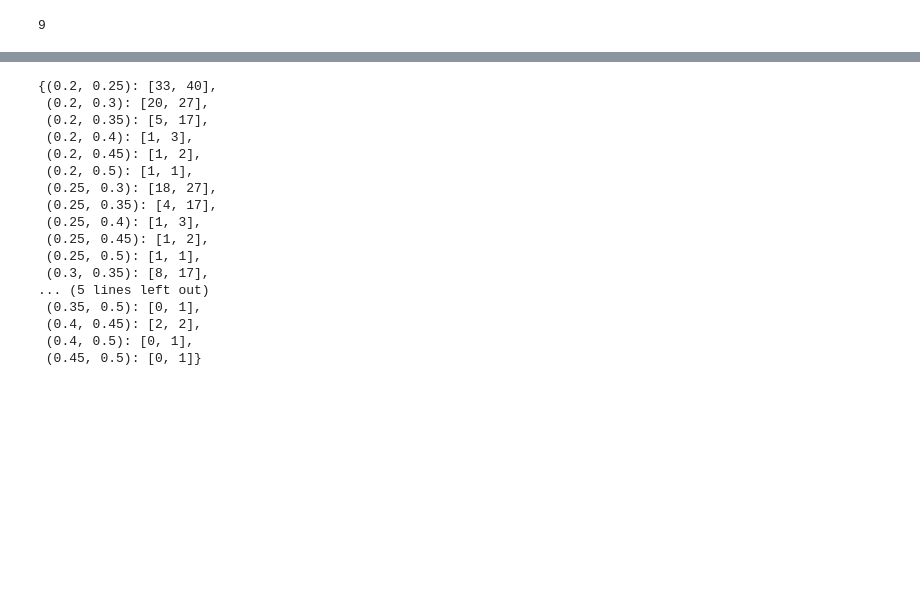
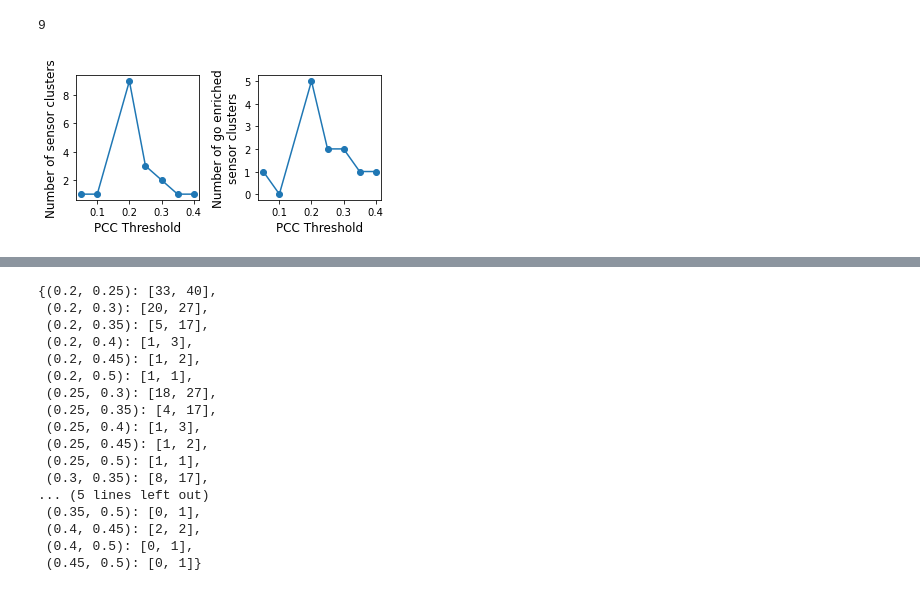
Before and after one commit to oacar/enm_package, a Jupyter notebook: notebooks/7-different-network-sizes.ipynb, the cells around one changed output, grey strips where cells are left out. Drawn from its saved outputs; the diff is of its cells as text; code cells hidden in the pictures; blank space fills up the shorter version.

```diff
--- a/notebooks/7-different-network-sizes.ipynb
+++ b/notebooks/7-different-network-sizes.ipynb
@@ -65,2 +59,2 @@ effector_dfs = get_result_dfs('effectors_df', thr_list, 0.2)
 # %%
-sensor_dfs =  get_result_dfs('sensors_df', thr_list, 0.2)
+sensor_dfs =  get_result_dfs('sensors_df', thr_list)
@@ -96,3 +94,7 @@ def plot_go_thr_comparison(dfs, col, yaxis):
+# %%
+plot_go_thr_comparison(sensor_dfs,'sensor_cluster', 'sensor',plotname='thr_num_sensor_clusters')
+# %% [output]
+[figure, added]
 # %%
 plot_go_thr_comparison(effector_dfs,'effector_cluster', 'effector')
 # %% [output]
```
Also changed, not shown: parts of 35 cells of this notebook, 1 other file.
